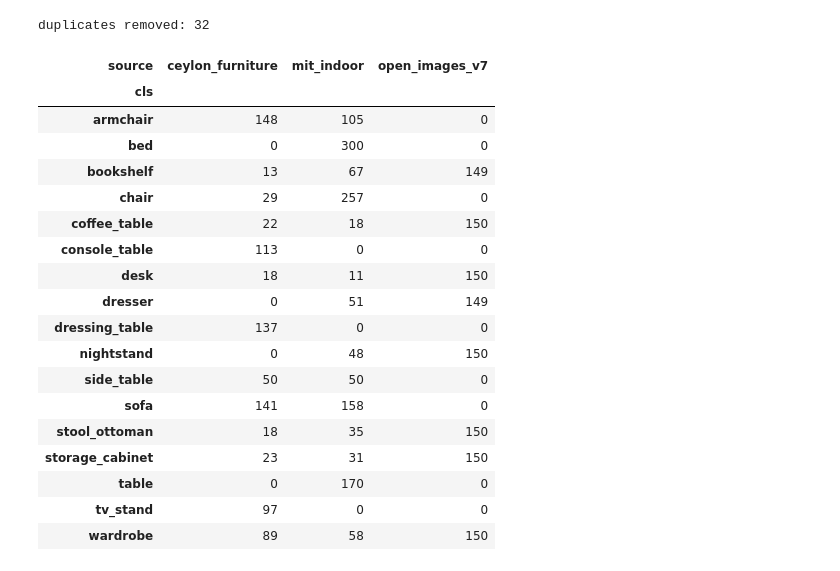
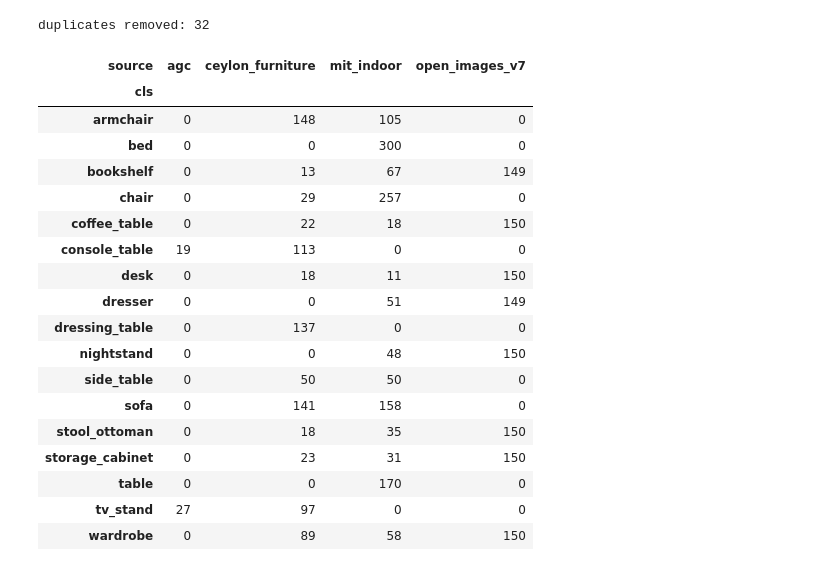
Before and after one commit to Abish-Devcraft/DSGP-GRP11-SPATIUM, a Jupyter notebook: notebooks/02_enrichment.ipynb, the cells around one changed output. Saved outputs shown, nothing was run; the diff lists cells and outputs as text; code cells hidden in the pictures.

Commit message:
add AGC images for tv_stand and console_table (v2.1)

```diff
--- a/notebooks/02_enrichment.ipynb
+++ b/notebooks/02_enrichment.ipynb
@@ -208,7 +252,8 @@ stool_ottoman    18 images (needed 115)
 # combine all sources and show a random sample of one class, to spot wrong images
 oi_df = pd.read_csv(f"{DRIVE}/oi_manifest.csv")
 cf_df = pd.read_csv(f"{DRIVE}/cf_manifest.csv")
-allm = pd.concat([v1, oi_df, cf_df], ignore_index=True)
+agc_df = pd.read_csv(f"{DRIVE}/agc_manifest.csv")
+allm = pd.concat([v1, oi_df, cf_df, agc_df], ignore_index=True)
 
 def show(cls, source=None, n=30, seed=0):
     d = allm[allm["cls"] == cls]
@@ -240,7 +285,7 @@ excluded 0 images
 !pip install -q imagehash
 import imagehash
 
-order = {"mit_indoor": 0, "open_images_v7": 1, "ceylon_furniture": 2}
+order = {"mit_indoor": 0, "open_images_v7": 1, "ceylon_furniture": 2, "agc": 3}
 allm = allm.sort_values("source", key=lambda s: s.map(order)).reset_index(drop=True)
 hashes = allm["path"].map(lambda p: str(imagehash.phash(Image.open(p))))
 dup = hashes.duplicated()
@@ -251,44 +296,43 @@ duplicates removed: 32
 # %%
 # keep at most 300 per class (room crops first), copy into furniture_v2 and back up to Drive
 allm["prio"] = (~allm["room_crop"].astype(bool)).astype(int)
 final = (allm.sample(frac=1, random_state=42)
              .sort_values("prio", kind="stable")
              .groupby("cls").head(MAX_N))
 
 V2 = Path("/content/furniture_v2")
 shutil.rmtree(V2, ignore_errors=True)
 new_paths = []
 for r in final.itertuples():
     d = V2 / r.cls
     d.mkdir(parents=True, exist_ok=True)
     dst = d / Path(r.path).name
     shutil.copy(r.path, dst)
     new_paths.append(str(dst))
 final = final.assign(path=new_paths).drop(columns="prio")
 
 final.to_csv(f"{DRIVE}/furniture_v2_manifest.csv", index=False)
-json.dump(OI_MAP, open(f"{DRIVE}/oi_map.json", "w"), indent=2)
-json.dump(CEYLON, open(f"{DRIVE}/ceylon_map.json", "w"), indent=2)
+json.dump(AGC_MAP, open(f"{DRIVE}/agc_map.json", "w"), indent=2)
 !cd /content && zip -q -r {DRIVE}/furniture_v2.zip furniture_v2
 
 final.groupby(["cls", "source"]).size().unstack(fill_value=0)
 # %% [output]
-| source | ceylon_furniture | mit_indoor | open_images_v7 |
-| cls |  |  |  |
-| armchair | 148 | 105 | 0 |
-| bed | 0 | 300 | 0 |
-| bookshelf | 13 | 67 | 149 |
-| chair | 29 | 257 | 0 |
-| coffee_table | 22 | 18 | 150 |
-| console_table | 113 | 0 | 0 |
-| desk | 18 | 11 | 150 |
-| dresser | 0 | 51 | 149 |
-| dressing_table | 137 | 0 | 0 |
-| nightstand | 0 | 48 | 150 |
-| side_table | 50 | 50 | 0 |
-| sofa | 141 | 158 | 0 |
-| stool_ottoman | 18 | 35 | 150 |
-| storage_cabinet | 23 | 31 | 150 |
-| table | 0 | 170 | 0 |
-| tv_stand | 97 | 0 | 0 |
-| wardrobe | 89 | 58 | 150 |
+| source | agc | ceylon_furniture | mit_indoor | open_images_v7 |
+| cls |  |  |  |  |
+| armchair | 0 | 148 | 105 | 0 |
+| bed | 0 | 0 | 300 | 0 |
+| bookshelf | 0 | 13 | 67 | 149 |
+| chair | 0 | 29 | 257 | 0 |
+| coffee_table | 0 | 22 | 18 | 150 |
+| console_table | 19 | 113 | 0 | 0 |
+| desk | 0 | 18 | 11 | 150 |
+| dresser | 0 | 0 | 51 | 149 |
+| dressing_table | 0 | 137 | 0 | 0 |
+| nightstand | 0 | 0 | 48 | 150 |
+| side_table | 0 | 50 | 50 | 0 |
+| sofa | 0 | 141 | 158 | 0 |
+| stool_ottoman | 0 | 18 | 35 | 150 |
+| storage_cabinet | 0 | 23 | 31 | 150 |
+| table | 0 | 0 | 170 | 0 |
+| tv_stand | 27 | 97 | 0 | 0 |
+| wardrobe | 0 | 89 | 58 | 150 |
```
Also changed, not shown: parts of 2 cells of this notebook.
